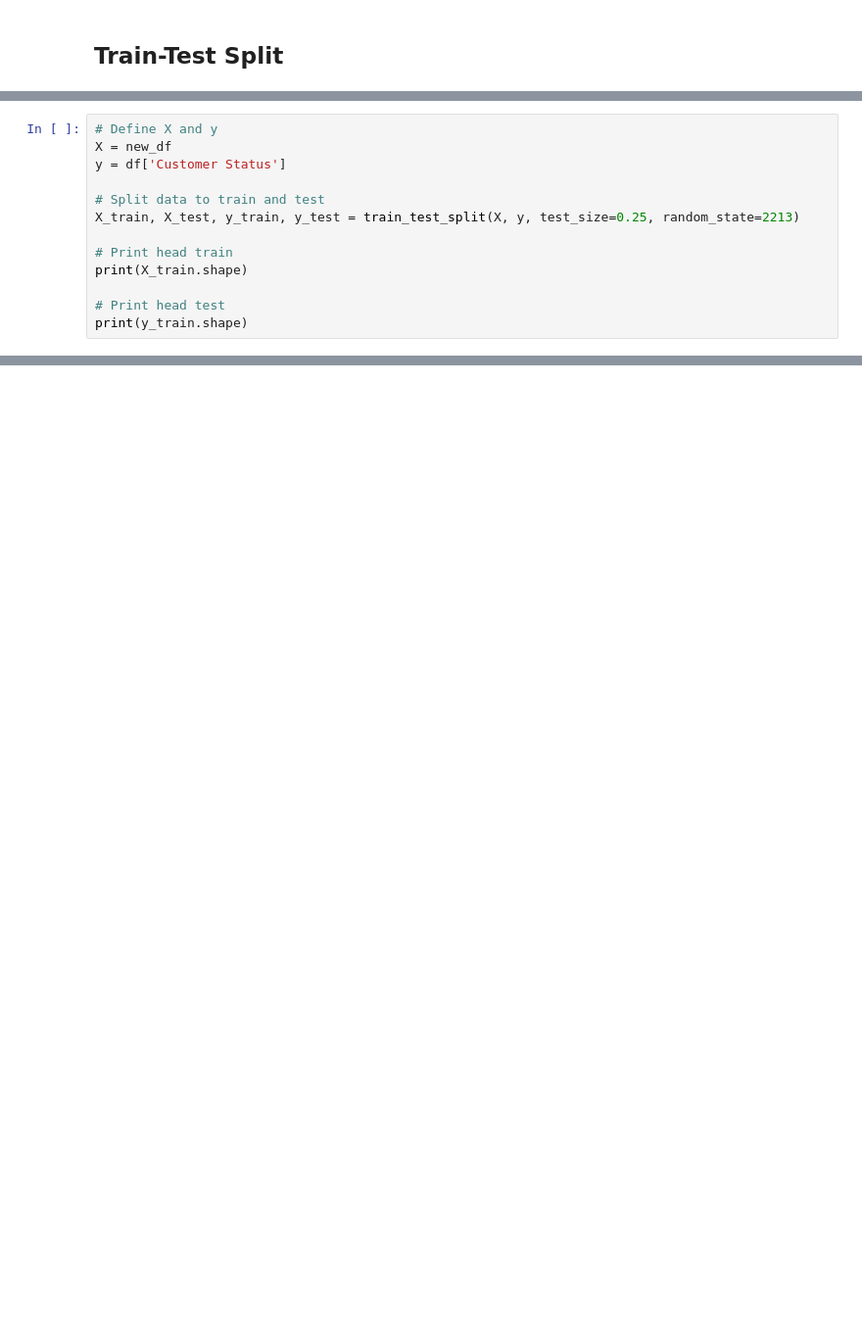
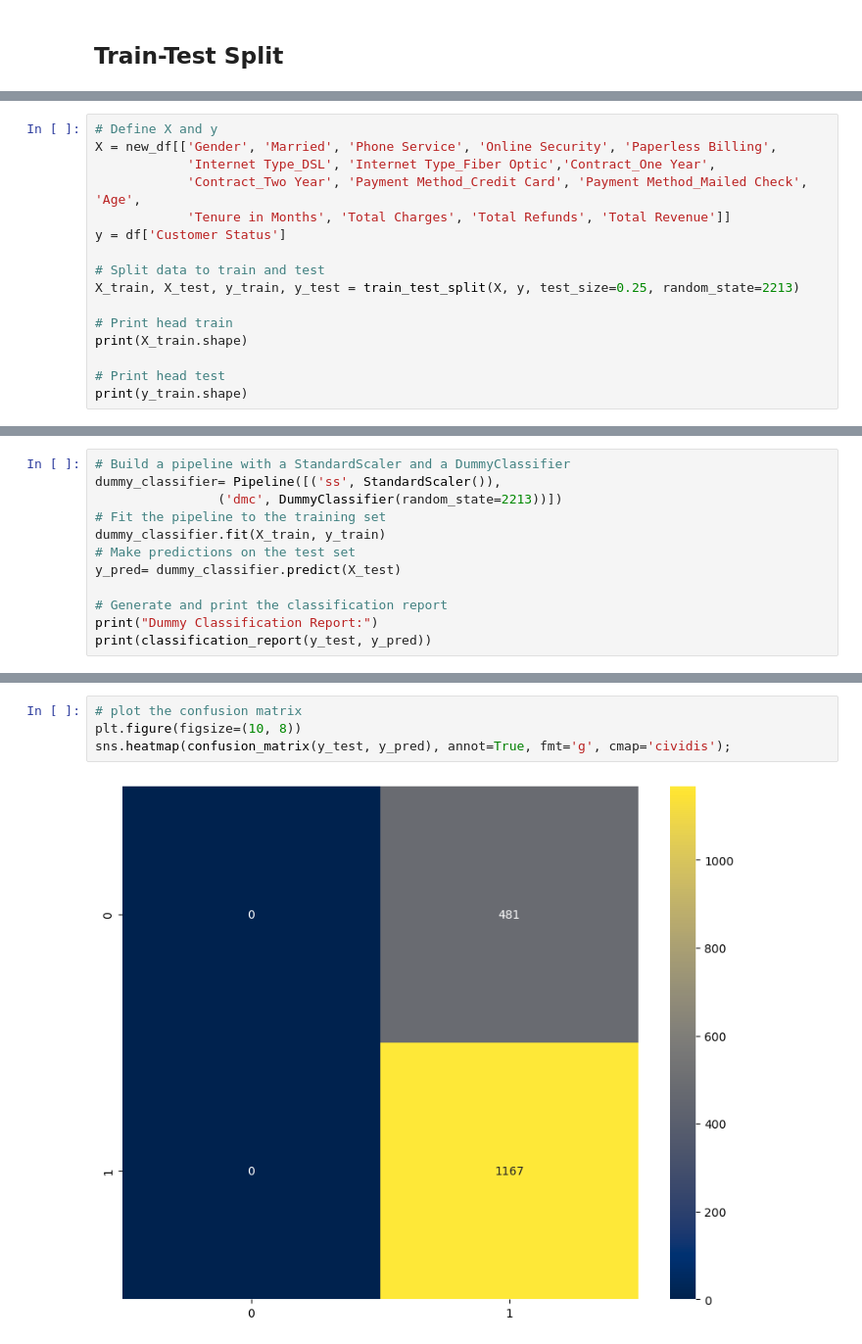
Before and after one commit to KoriMigan/Churn-Telecom-Project, a Jupyter notebook: index.ipynb, the cells around one changed output, grey strips where cells are left out. Shown at 98% size. Drawn from its saved outputs; the diff is of its cells as text; blank space fills up the shorter version.

```diff
--- a/index.ipynb
+++ b/index.ipynb
@@ -693,6 +771,9 @@ memory usage: 1.1 MB
 # %%
 # Define X and y
-X = new_df
+X = new_df[['Gender', 'Married', 'Phone Service', 'Online Security', 'Paperless Billing',
+            'Internet Type_DSL', 'Internet Type_Fiber Optic','Contract_One Year',
+            'Contract_Two Year', 'Payment Method_Credit Card', 'Payment Method_Mailed Check', 'Age',
+            'Tenure in Months', 'Total Charges', 'Total Refunds', 'Total Revenue']]
 y = df['Customer Status']
 
 # Split data to train and test
@@ -710,0 +820,12 @@ print(y_train.shape)
+# %%
+# Build a pipeline with a StandardScaler and a DummyClassifier
+dummy_classifier= Pipeline([('ss', StandardScaler()),
+                ('dmc', DummyClassifier(random_state=2213))])
+# Fit the pipeline to the training set
+dummy_classifier.fit(X_train, y_train)
+# Make predictions on the test set
+y_pred= dummy_classifier.predict(X_test)
+
+# Generate and print the classification report
+print("Dummy Classification Report:")
+print(classification_report(y_test, y_pred))
@@ -710,0 +842,6 @@ print(y_train.shape)
+# %%
+# plot the confusion matrix
+plt.figure(figsize=(10, 8))
+sns.heatmap(confusion_matrix(y_test, y_pred), annot=True, fmt='g', cmap='cividis');
+# %% [output]
+[figure, added]
```
Also changed, not shown: parts of 91 cells of this notebook, 3 other files.
